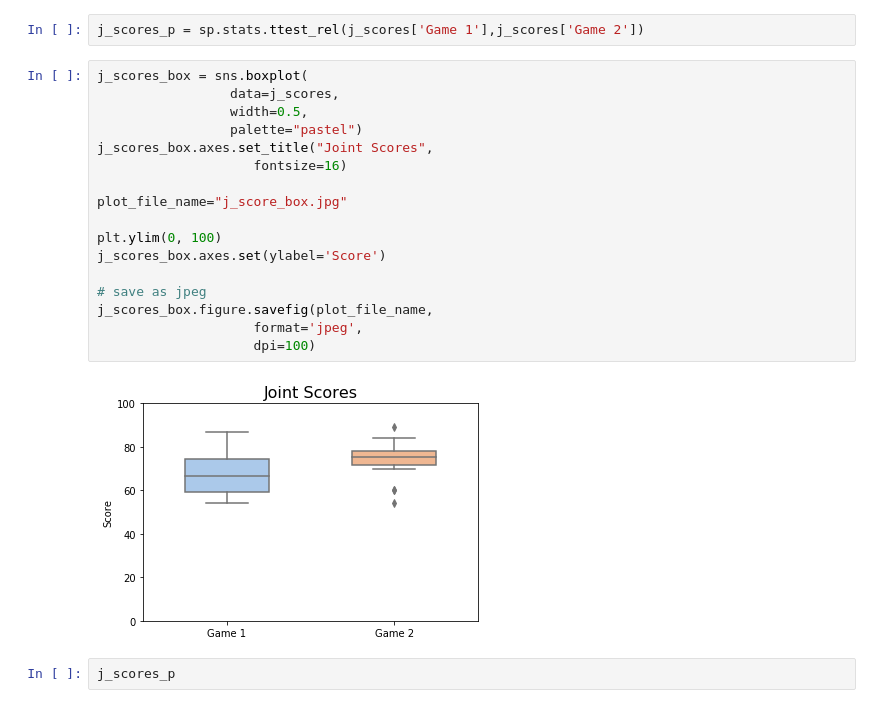
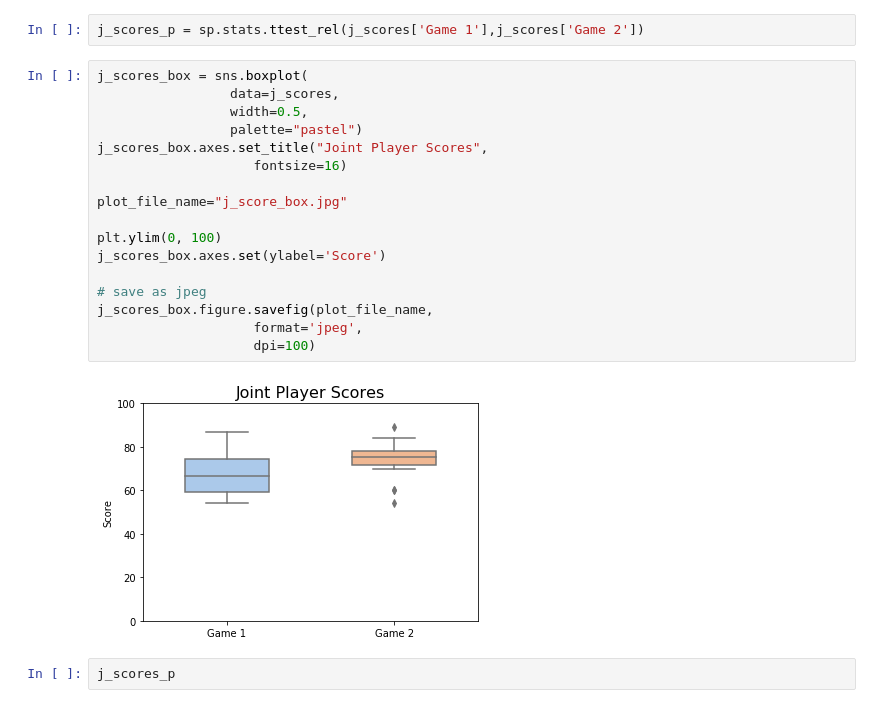
Before and after one commit to baryos/MAB, a Jupyter notebook: MAB3.ipynb, the cells around one changed output. Cells and saved outputs as stored; diff of their text form.

```diff
--- a/MAB3.ipynb
+++ b/MAB3.ipynb
@@ -2009,22 +2009,22 @@ j_scores_p = sp.stats.ttest_rel(j_scores['Game 1'],j_scores['Game 2'])
 # %%
 j_scores_box = sns.boxplot(
                  data=j_scores,
                  width=0.5,
                  palette="pastel")
-j_scores_box.axes.set_title("Joint Scores",
+j_scores_box.axes.set_title("Joint Player Scores",
                     fontsize=16)
 
 plot_file_name="j_score_box.jpg"
 
 plt.ylim(0, 100)
 j_scores_box.axes.set(ylabel='Score')
 
 # save as jpeg
 j_scores_box.figure.savefig(plot_file_name,
                     format='jpeg',
                     dpi=100)
 # %% [output]
-[figure, old version]
+[figure, new version]
 # %%
 j_scores_p
 # %% [output]
```
Also changed, not shown: 1 other file.
